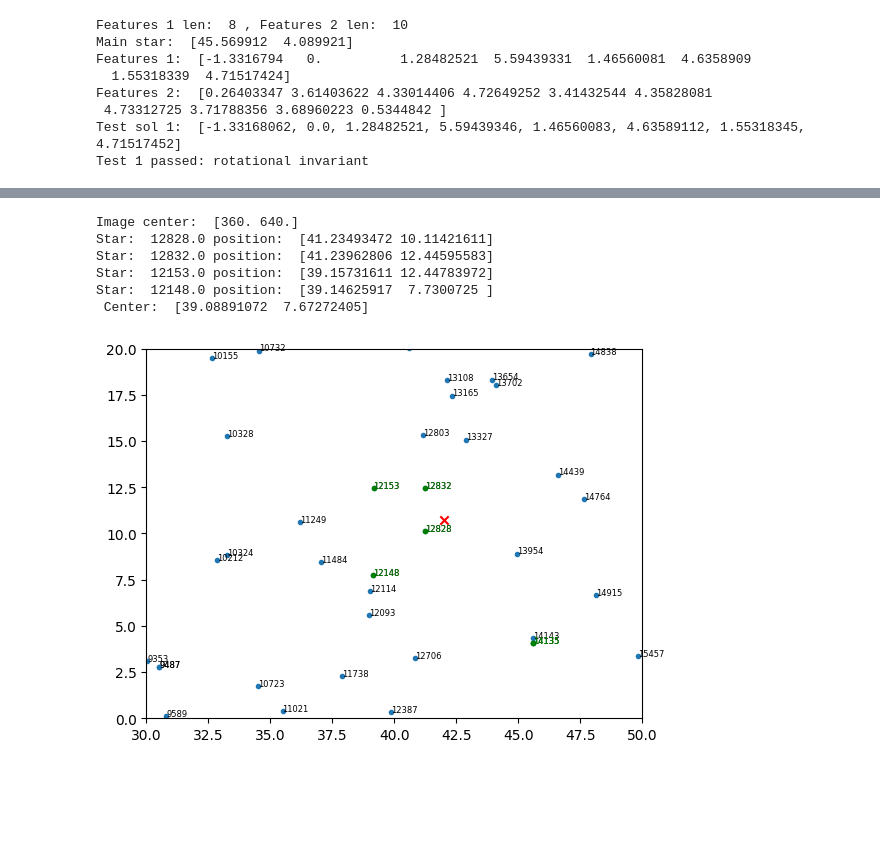
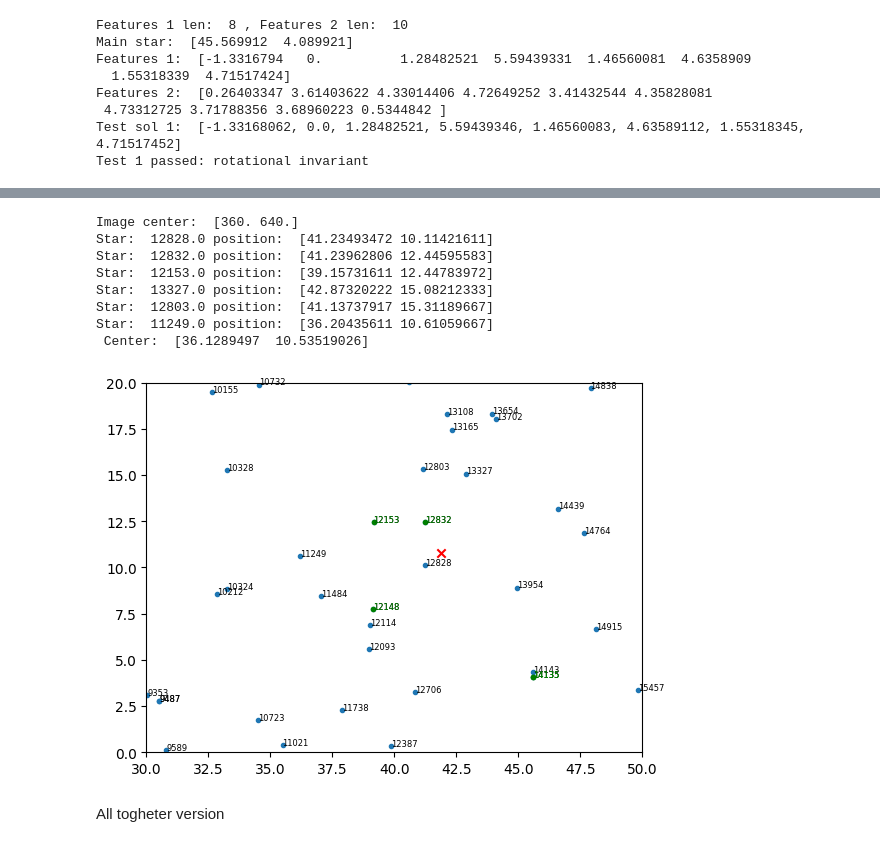
Before and after one commit to I-Zuniga/Event_Star_tracker, a Jupyter notebook: jupyter_notebooks/sdk_test.ipynb, the cells around one changed output, grey strips where cells are left out. Cells and saved outputs as stored; diff of their text form; code cells hidden in the pictures; blank space fills up the shorter version.

```diff
--- a/jupyter_notebooks/sdk_test.ipynb
+++ b/jupyter_notebooks/sdk_test.ipynb
@@ -365,9 +365,11 @@ import minisom
 import pickle
 
 mesh_size = 80
-catalog_filter = 6
+catalog_filter = 6 # Tycho catalog filter for brighness
 
-name = 'n'+ str(mesh_size) +'_tycho' + str(catalog_filter)
+name = 'n67_90_tycho6'
+if name == None:
+    name = 'n'+ str(mesh_size) +'_tycho' + str(catalog_filter)
 
 
 #Load som from previusly trained model
@@ -518,14 +520,13 @@ plot_cluster_with_id(copact_frames[11], np.array(clusters_sort)[:,0], ids)
 # %%
 import time
 time_start = time.time()
-indices_neigh_gt  =[]
-for predicted_star in predcited_stars:
+indices_neigh_gt  = np.full((len(predcited_stars),num_of_neirbours+1 ), None)
+for i, predicted_star in enumerate(predcited_stars):
     if predicted_star[2] is not None:
-       indices_neigh_gt.append(indices[predicted_star[2]])
-    else:
-        indices_neigh_gt.append(None)
+       indices_neigh_gt[i]  = indices[predicted_star[2]]
 
-indices_neigh_image = np.array([np.array(predcited_stars)[:,2][index] for index in indices_image])
+
+indices_neigh_image = np.array([np.array(predcited_stars, dtype=object)[:,2][index] for index in indices_image], dtype=object)
 
 print('Time: ', time.time()- time_start)
 
@@ -535,6 +536,6 @@ print('Time: ', time.time()- time_start)
 
 print(len(indices_neigh_gt), len(indices_neigh_image))
 for i in range(len(indices_neigh_gt)):
-    if indices_neigh_gt[i] is not None:
+    if indices_neigh_gt[i][0] is not None:
       print('gt: ', indices_neigh_gt[i], 'image: ', indices_neigh_image[i])
 # %% [output]
@@ -594,29 +576,19 @@ Confirmed stars:  [12828 12832 12153 None None None 12148 None None None None No
 # %%
-from scipy.optimize import minimize
-
-def objective(point_c, *args):
-    points, distances = args
-    x_c, y_c = point_c
-    return np.sum((distance(x_c, y_c, points) - distances)**2)
-
-def solve_point_c(points, distances):
-    initial_guess = np.mean(points, axis=0)  # Initial guess for [x_c, y_c]
-    result = minimize(objective, initial_guess, args=(points, distances))
-    return result.x
-
-
 img_center = np.array(copact_frames[11].shape)/2
 
 print('Image center: ', img_center)
+
+confirmed_indices = [i for i in range(len(confirmed_stars_ids)) if confirmed_stars_ids[i] is not None]
+
 distances = [ ]
-for i, confirmed_star in enumerate(confirmed_stars_index):
-    dist_to_center = np.linalg.norm(img_center - clusters_sort[confirmed_star][0]) * ref_pixel_to_deg * recording_FOV / reference_FOV
-    center_position = stars_data[confirmed_stars_ids[i]][1:3] - dist_to_center* ref_pixel_to_deg * recording_FOV / reference_FOV
-    print('Star: ', stars_data[confirmed_stars_ids[i]][0], 'position: ', stars_data[confirmed_stars_ids[i]][1:3])
+for confirmed_index in confirmed_indices:
+    dist_to_center = np.linalg.norm(img_center - clusters_sort[confirmed_index][0]) * ref_pixel_to_deg * recording_FOV / reference_FOV
+    center_position = stars_data[confirmed_stars_ids[confirmed_index]][1:3] - dist_to_center* ref_pixel_to_deg * recording_FOV / reference_FOV
+    print('Star: ', stars_data[confirmed_stars_ids[confirmed_index]][0], 'position: ', stars_data[confirmed_stars_ids[confirmed_index]][1:3])
     distances.append(dist_to_center)
 print(' Center: ', center_position)
 
-x_c_solution, y_c_solution = solve_point_c(stars_data[confirmed_stars_ids][:,1:3], distances)
+x_c_solution, y_c_solution = solve_point_c(stars_data[confirmed_stars_ids[confirmed_indices].tolist()][:,1:3], distances)
 
 from lib.plot_utils import *
 plt.figure()
@@ -633,33 +605,37 @@ for i in range(len(stars_data)):
     if stars_data[i,1] < x_range[1] and stars_data[i,1] > x_range[0] and stars_data[i,2] < y_range[1] and stars_data[i,2] > y_range[0]:
         plt.text(stars_data[i,1], stars_data[i,2], str(int(stars_data[i,0])) , fontsize=6)
 
 x_range = [30, 50]
 y_range = [0, 20]
 
 not_none = [x[2] for x in predcited_stars if x[2] is not None]
 stars_subdata = stars_data[not_none]
 #Check that the stars are in range
 # stars_subdata = [x.tolist() for x in stars_subdata if np.round(x[1]) in range(x_range[0], x_range[1]) and np.round(x[2]) in range(y_range[0], y_range[1])]
 
 plt.plot([x[1] for x in stars_subdata],stars_subdata[:,2],'.g')
 #Plot the identification names of the sub set of stars
 for i in range(len(stars_subdata)):
     if stars_subdata[i,1] < x_range[1] and stars_subdata[i,1] > x_range[0] and stars_subdata[i,2] < y_range[1] and stars_subdata[i,2] > y_range[0]:
         plt.text(stars_subdata[i,1], stars_subdata[i,2], str(int(stars_subdata[i,0])) , fontsize=6, color = 'g')
 
 #Plot the cener of the image
 plt.scatter(x_c_solution, y_c_solution, color='r', label='Center', marker='x')
 
 #change the limits of the axis
 plt.xlim(x_range)
 plt.ylim(y_range)
 
 plt.show()
 # %% [output]
 Image center:  [360. 640.]
 Star:  12828.0 position:  [41.23493472 10.11421611]
 Star:  12832.0 position:  [41.23962806 12.44595583]
 Star:  12153.0 position:  [39.15731611 12.44783972]
-Star:  12148.0 position:  [39.14625917  7.7300725 ]
- Center:  [39.08891072  7.67272405]
+Star:  13327.0 position:  [42.87320222 15.08212333]
+Star:  12803.0 position:  [41.13737917 15.31189667]
+Star:  11249.0 position:  [36.20435611 10.61059667]
+ Center:  [36.1289497  10.53519026]
-[figure, old version]
+[figure, new version]
+# %% [markdown]
+All togheter version
```
Also changed, not shown: parts of 6 cells of this notebook, 8 other files.
